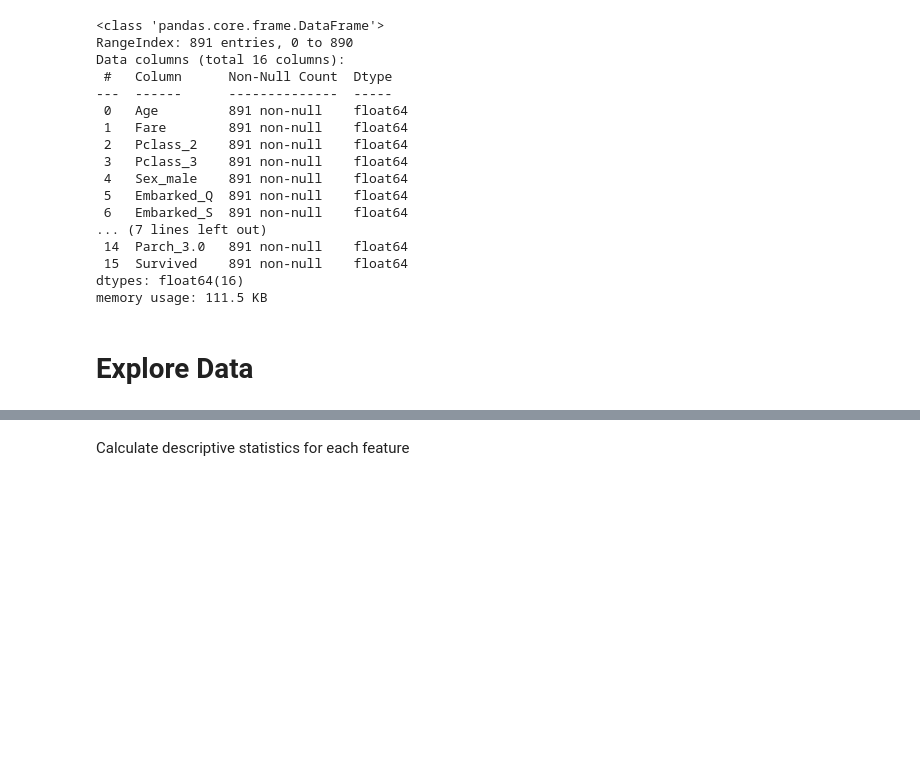
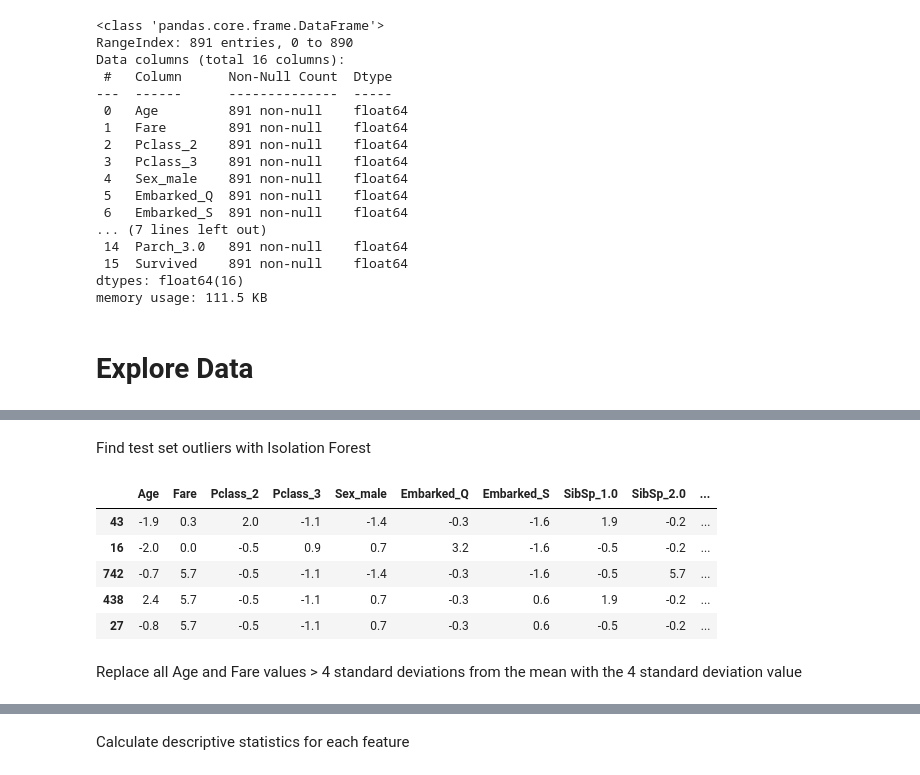
Before and after one commit to blantj/Titanic_Survival_Classification, a Jupyter notebook: Modeling.ipynb, the cells around one changed output, grey strips where cells are left out. Cells and saved outputs as stored; diff of their text form; code cells hidden in the pictures; blank space fills up the shorter version.

```diff
--- a/Modeling.ipynb
+++ b/Modeling.ipynb
@@ -260,3 +260,18 @@ isf_xtrain[isf_xtrain['Outlier']==-1].round(1)
 | 618 | -1.9 | 0.2 | 2.0 | -1.1 | -1.4 | -0.3 | 0.6 | -0.5 | 5.7 | ... |
 | 88 | -0.5 | 5.7 | -0.5 | -1.1 | -1.4 | -0.3 | 0.6 | -0.5 | -0.2 | ... |
 | 608 | -0.6 | 0.3 | 2.0 | -1.1 | -1.4 | -0.3 | -1.6 | 1.9 | -0.2 | ... |
+# %% [markdown]
+Find test set outliers with Isolation Forest
+# %%
+isf_xtest = pd.DataFrame(isf_ss.transform(isf_xtest), columns=isf_xtest.columns, index=isf_xtest.index)
+isf_xtest['Outlier'] = isf.predict(isf_xtest)
+isf_xtest[isf_xtest['Outlier']==-1].round(1)
+# %% [output]
+|  | Age | Fare | Pclass_2 | Pclass_3 | Sex_male | Embarked_Q | Embarked_S | SibSp_1.0 | SibSp_2.0 | ... |
+| 43 | -1.9 | 0.3 | 2.0 | -1.1 | -1.4 | -0.3 | -1.6 | 1.9 | -0.2 | ... |
+| 16 | -2.0 | 0.0 | -0.5 | 0.9 | 0.7 | 3.2 | -1.6 | -0.5 | -0.2 | ... |
+| 742 | -0.7 | 5.7 | -0.5 | -1.1 | -1.4 | -0.3 | -1.6 | -0.5 | 5.7 | ... |
+| 438 | 2.4 | 5.7 | -0.5 | -1.1 | 0.7 | -0.3 | 0.6 | 1.9 | -0.2 | ... |
+| 27 | -0.8 | 5.7 | -0.5 | -1.1 | 0.7 | -0.3 | 0.6 | -0.5 | -0.2 | ... |
+# %% [markdown]
+Replace all Age and Fare values > 4 standard deviations from the mean with the 4 standard deviation value
```
Also changed, not shown: parts of 11 cells of this notebook.
